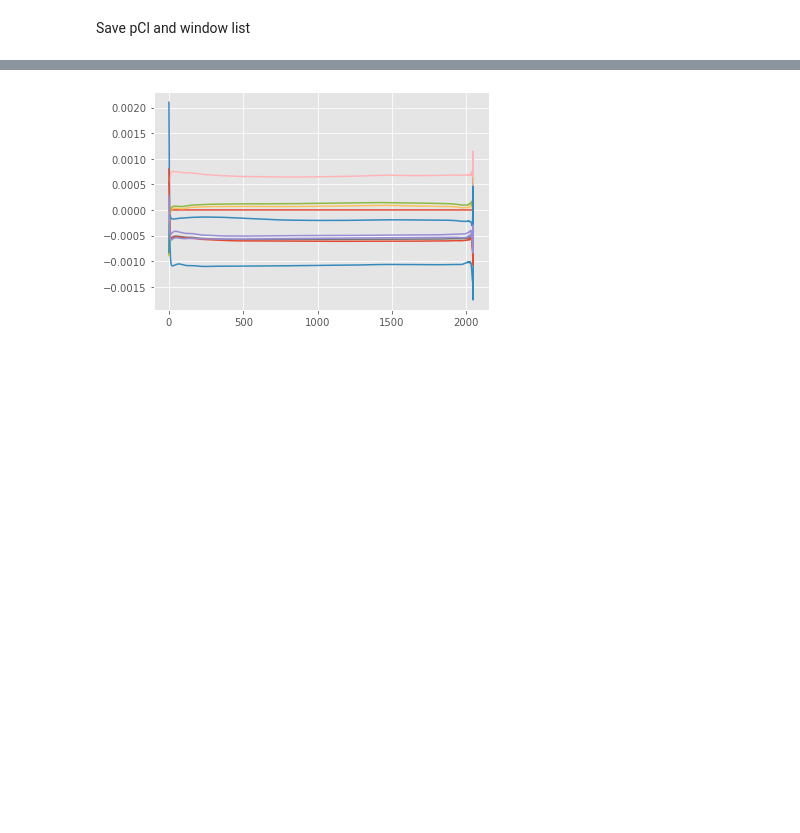
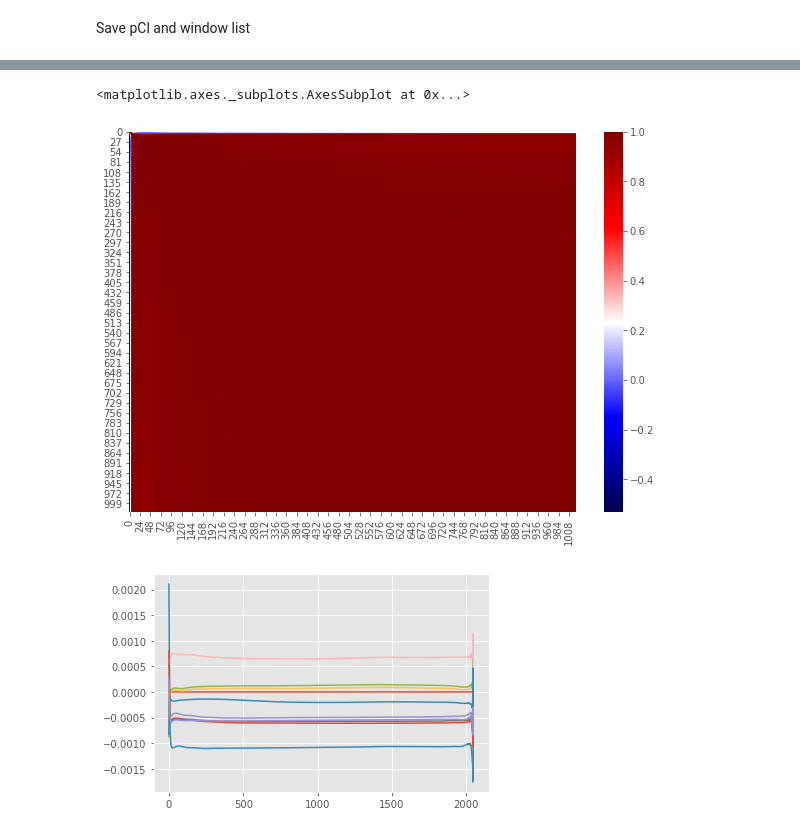
Before and after one commit to tanveerkarim/imaging-sys-covariance, a Jupyter notebook: notebooks/Generate_pcl_th.ipynb, the cells around one changed output, grey strips where cells are left out. Drawn from its saved outputs; the diff is of its cells as text; code cells hidden in the pictures; blank space fills up the shorter version.

```diff
--- a/notebooks/Generate_pcl_th.ipynb
+++ b/notebooks/Generate_pcl_th.ipynb
@@ -527,0 +607,2 @@ np.save("../dat/pcl_th.npy", pcl_th, allow_pickle=False)
+# %%
+cov_DD = M[:,:-1] @ cov_window @ M[:,:-1].T
@@ -527,0 +625,7 @@ np.save("../dat/pcl_th.npy", pcl_th, allow_pickle=False)
+# %%
+Dinv_DD = np.diag(1 / np.sqrt(np.diag(cov_DD)))
+corr_DD = Dinv_DD @ cov_DD @ Dinv_DD
+# %%
+plt.figure(figsize=pm.fsize)
+sns.heatmap(corr_DD[:1024, :1024], cmap = 'seismic')
+# %% [output]
@@ -528,3 +636,5 @@ np.save("../dat/pcl_th.npy", pcl_th, allow_pickle=False)
+<matplotlib.axes._subplots.AxesSubplot at 0x...>
+[figure, added]
 # %%
 ell = np.arange(0, lmax_cl)
 for i in range(10):
```
Also changed, not shown: parts of 21 cells of this notebook.
